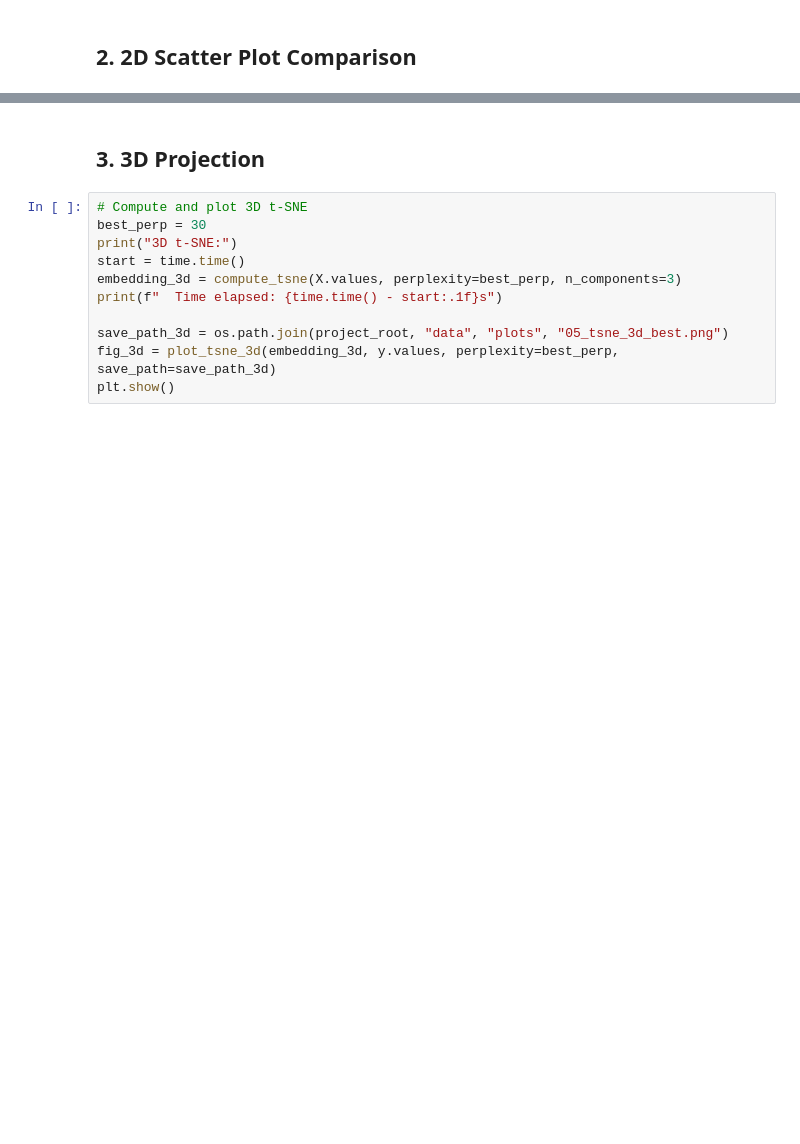
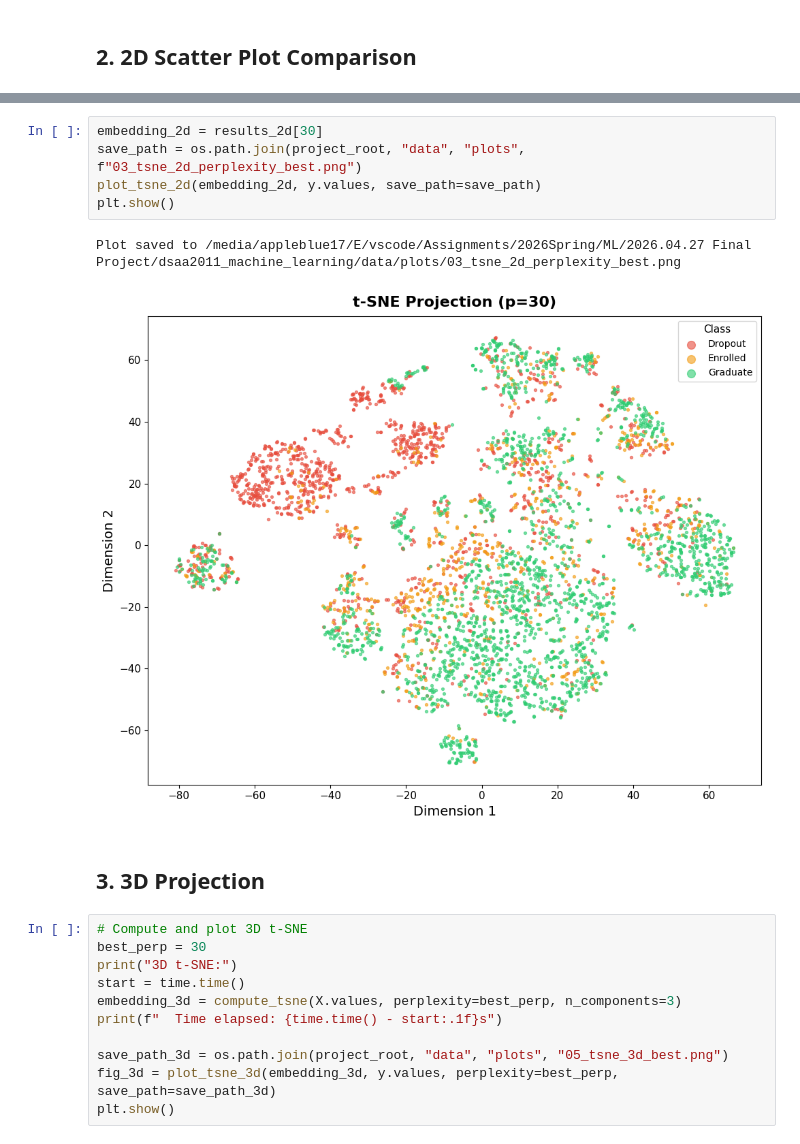
Before and after one commit to pheonix2006/dsaa2011_machine_learning, a Jupyter notebook: notebooks/02_tsne_visualization.ipynb, the cells around one changed output, grey strips where cells are left out. Saved outputs shown, nothing was run; the diff lists cells and outputs as text; blank space fills up the shorter version.

```diff
--- a/notebooks/02_tsne_visualization.ipynb
+++ b/notebooks/02_tsne_visualization.ipynb
@@ -99,3 +99,11 @@ Plot saved to /media/appleblue17/E/vscode/Assignments/2026Spring/ML/2026.04.27 F
+# %%
+embedding_2d = results_2d[30]
+save_path = os.path.join(project_root, "data", "plots", f"03_tsne_2d_perplexity_best.png")
+plot_tsne_2d(embedding_2d, y.values, save_path=save_path)
+plt.show()
+# %% [output]
+Plot saved to /media/appleblue17/E/vscode/Assignments/2026Spring/ML/2026.04.27 Final Project/dsaa2011_machine_learning/data/plots/03_tsne_2d_perplexity_best.png
+[figure, added]
 # %% [markdown]
 ## 3. 3D Projection
 # %%
```
Also changed, not shown: parts of 4 cells of this notebook, 18 other files.
